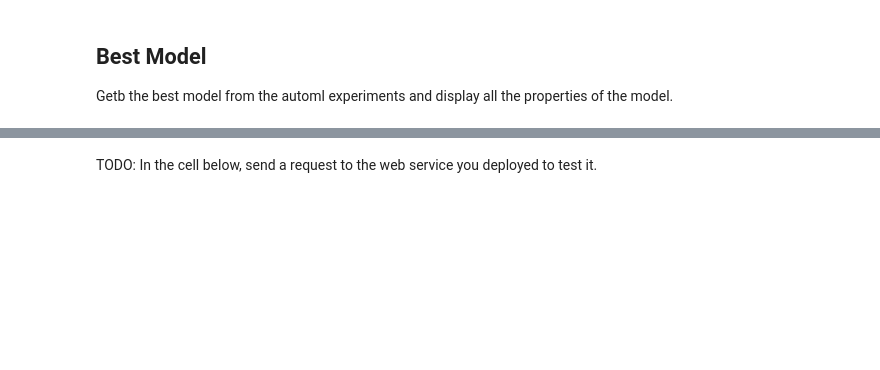
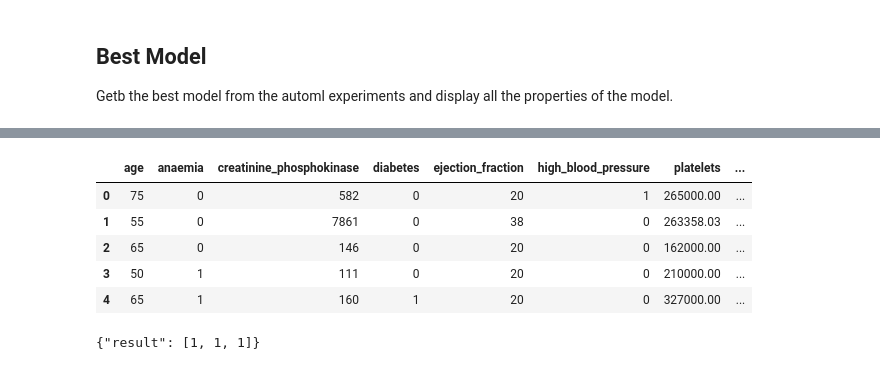
Before and after one commit to thanasisvax/Heart-Failure-Project, a Jupyter notebook: automl.ipynb, the cells around one changed output, grey strips where cells are left out. Saved outputs shown, nothing was run; the diff lists cells and outputs as text; code cells hidden in the pictures; blank space fills up the shorter version.

```diff
--- a/automl.ipynb
+++ b/automl.ipynb
@@ -283,2 +274,21 @@ print(output)
+# %%
+import pandas as pd
+test_df=pd.read_csv('./test-data.csv')
+test_df
+# %% [output]
+|  | age | anaemia | creatinine_phosphokinase | diabetes | ejection_fraction | high_blood_pressure | platelets | ... |
+| 0 | 75 | 0 | 582 | 0 | 20 | 1 | 265000.00 | ... |
+| 1 | 55 | 0 | 7861 | 0 | 38 | 0 | 263358.03 | ... |
+| 2 | 65 | 0 | 146 | 0 | 20 | 0 | 162000.00 | ... |
+| 3 | 50 | 1 | 111 | 0 | 20 | 0 | 210000.00 | ... |
+| 4 | 65 | 1 | 160 | 1 | 20 | 0 | 327000.00 | ... |
+# %%
+import json
+data= ({'data':test_df[0:3].to_dict(orient='records')})
+test_sample=json.dumps(data)
+output= service.run(test_sample)
+print(output)
+# %% [output]
+{"result": [1, 1, 1]}
 # %%
 service.delete()
@@ -291,2 +294,0 @@ data= ({'data':test_df[0:3].todict(orient='records')})
-# %% [markdown]
-TODO: In the cell below, send a request to the web service you deployed to test it.
```
Also changed, not shown: parts of 14 cells of this notebook.
